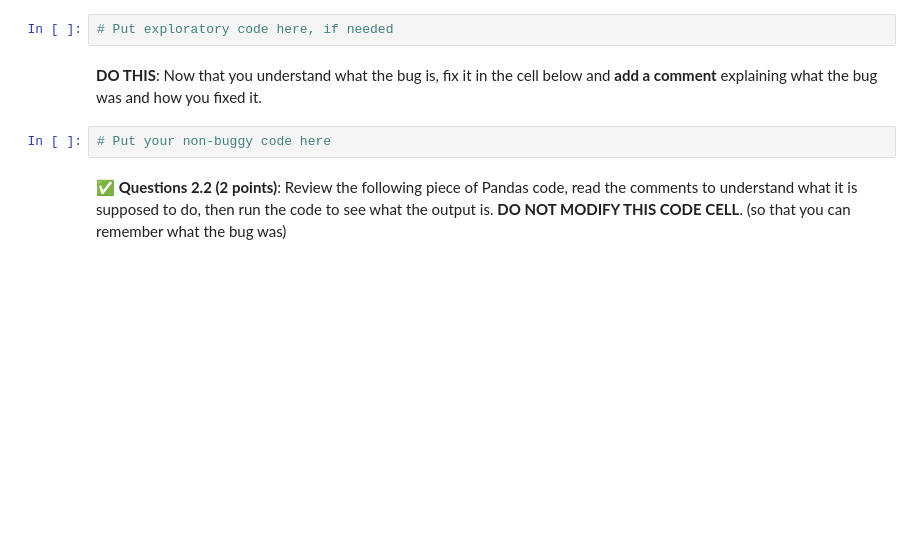
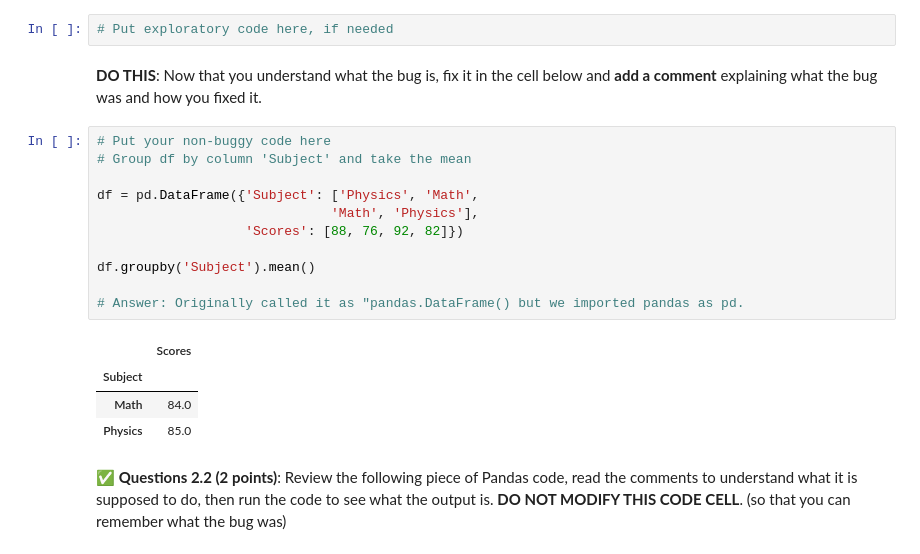
Before and after one commit to JakeRoll04/CMSE202-f25-turnin, a Jupyter notebook: hw-01/HW-01_GitPracticeDebuggingPythonPackagesAndClasses-SS25-STUDENT.ipynb, the cells around one changed output. Saved outputs shown, nothing was run; the diff lists cells and outputs as text; blank space fills up the shorter version.

```diff
--- a/hw-01/HW-01_GitPracticeDebuggingPythonPackagesAndClasses-SS25-STUDENT.ipynb
+++ b/hw-01/HW-01_GitPracticeDebuggingPythonPackagesAndClasses-SS25-STUDENT.ipynb
@@ -223,8 +225,22 @@ If you need to write any code to explore the nature of the bug, please do so in
 # Put exploratory code here, if needed
 # %% [markdown]
 **DO THIS**: Now that you understand what the bug is, fix it in the cell below and **add a comment** explaining what the bug was and how you fixed it.
-# %%
-# Put your non-buggy code here
+# %%
+# Put your non-buggy code here
+# Group df by column 'Subject' and take the mean
+
+df = pd.DataFrame({'Subject': ['Physics', 'Math',
+                              'Math', 'Physics'],
+                   'Scores': [88, 76, 92, 82]})
+
+df.groupby('Subject').mean()
+
+# Answer: Originally called it as "pandas.DataFrame() but we imported pandas as pd.
+# %% [output]
+|  | Scores |
+| Subject |  |
+| Math | 84.0 |
+| Physics | 85.0 |
 # %% [markdown]
 &#9989; **Questions 2.2 (2 points)**: Review the following piece of Pandas code, read the comments to understand what it is supposed to do, then run the code to see what the output is. **DO NOT MODIFY THIS CODE CELL**. (so that you can remember what the bug was)
 # %%
```
Also changed, not shown: parts of 7 cells of this notebook.
